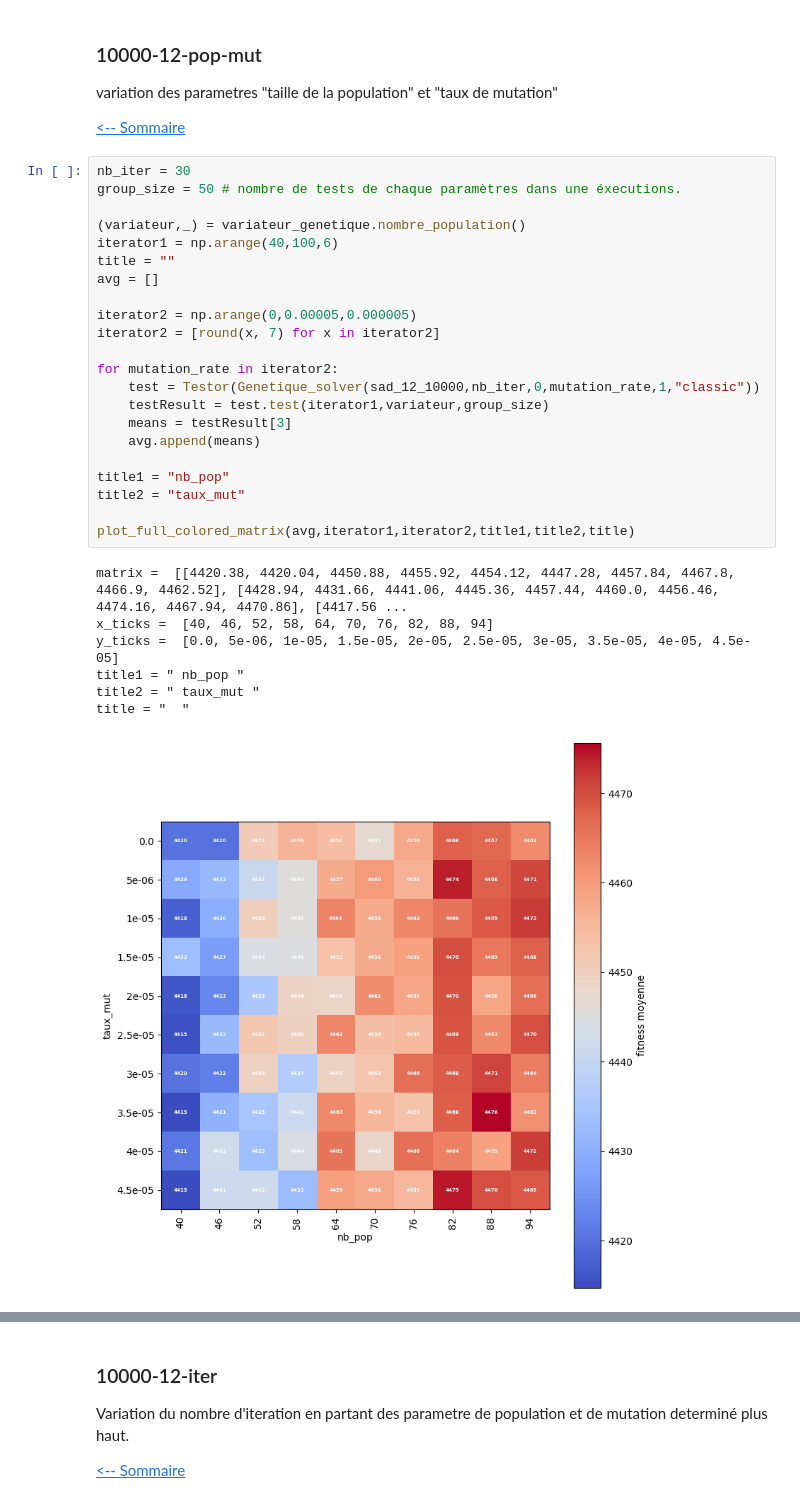
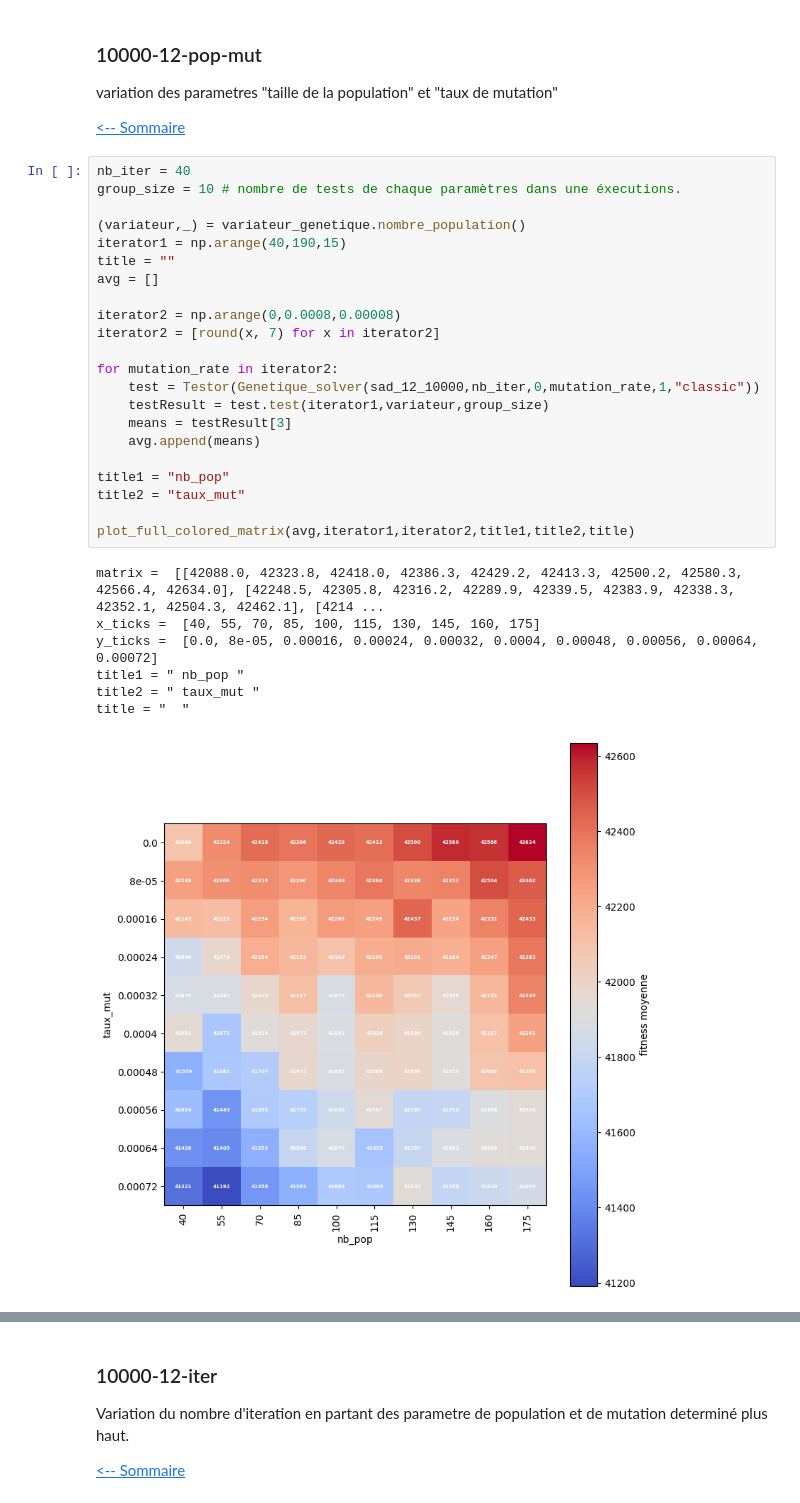
Before and after one commit to Blova-TB/S8_Knapsack, a Jupyter notebook: Genetique_generation_graph.ipynb, the cells around one changed output, grey strips where cells are left out. Saved outputs shown, nothing was run; the diff lists cells and outputs as text.

```diff
--- a/Genetique_generation_graph.ipynb
+++ b/Genetique_generation_graph.ipynb
@@ -902,32 +902,32 @@ variation des parametres "taille de la population" et "taux de mutation"
 
 [<-- Sommaire](#sommaire)
 # %%
-nb_iter = 30
-group_size = 50 # nombre de tests de chaque paramètres dans une éxecutions.
+nb_iter = 40
+group_size = 10 # nombre de tests de chaque paramètres dans une éxecutions.
 
 (variateur,_) = variateur_genetique.nombre_population()
-iterator1 = np.arange(40,100,6)
+iterator1 = np.arange(40,190,15)
 title = ""
 avg = []
 
-iterator2 = np.arange(0,0.00005,0.000005)
+iterator2 = np.arange(0,0.0008,0.00008)
 iterator2 = [round(x, 7) for x in iterator2]
 
 for mutation_rate in iterator2:
     test = Testor(Genetique_solver(sad_12_10000,nb_iter,0,mutation_rate,1,"classic"))
     testResult = test.test(iterator1,variateur,group_size)
     means = testResult[3]
     avg.append(means)
 
 title1 = "nb_pop"
 title2 = "taux_mut"
 
 plot_full_colored_matrix(avg,iterator1,iterator2,title1,title2,title)
 # %% [output]
-matrix =  [[4420.38, 4420.04, 4450.88, 4455.92, 4454.12, 4447.28, 4457.84, 4467.8, 4466.9, 4462.52], [4428.94, 4431.66, 4441.06, 4445.36, 4457.44, 4460.0, 4456.46, 4474.16, 4467.94, 4470.86], [4417.56 ...
-x_ticks =  [40, 46, 52, 58, 64, 70, 76, 82, 88, 94]
-y_ticks =  [0.0, 5e-06, 1e-05, 1.5e-05, 2e-05, 2.5e-05, 3e-05, 3.5e-05, 4e-05, 4.5e-05]
+matrix =  [[42088.0, 42323.8, 42418.0, 42386.3, 42429.2, 42413.3, 42500.2, 42580.3, 42566.4, 42634.0], [42248.5, 42305.8, 42316.2, 42289.9, 42339.5, 42383.9, 42338.3, 42352.1, 42504.3, 42462.1], [4214 ...
+x_ticks =  [40, 55, 70, 85, 100, 115, 130, 145, 160, 175]
+y_ticks =  [0.0, 8e-05, 0.00016, 0.00024, 0.00032, 0.0004, 0.00048, 0.00056, 0.00064, 0.00072]
 title1 = " nb_pop "
 title2 = " taux_mut "
 title = "  "
-[figure, old version]
+[figure, new version]
```
Also changed, not shown: parts of 18 cells of this notebook, 38 other files.
